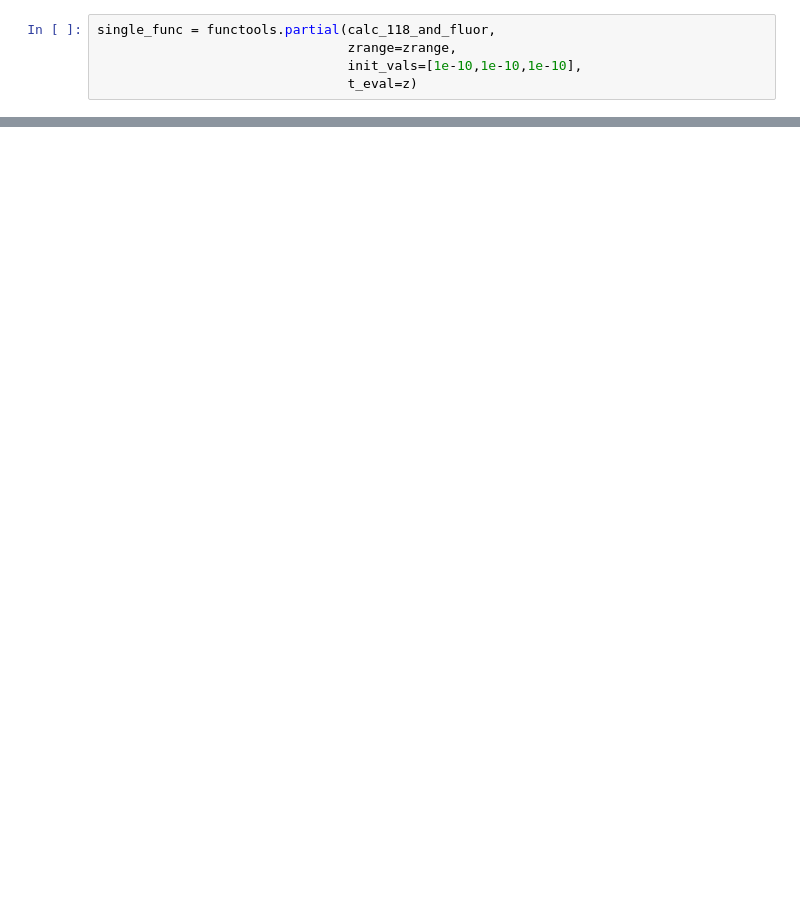
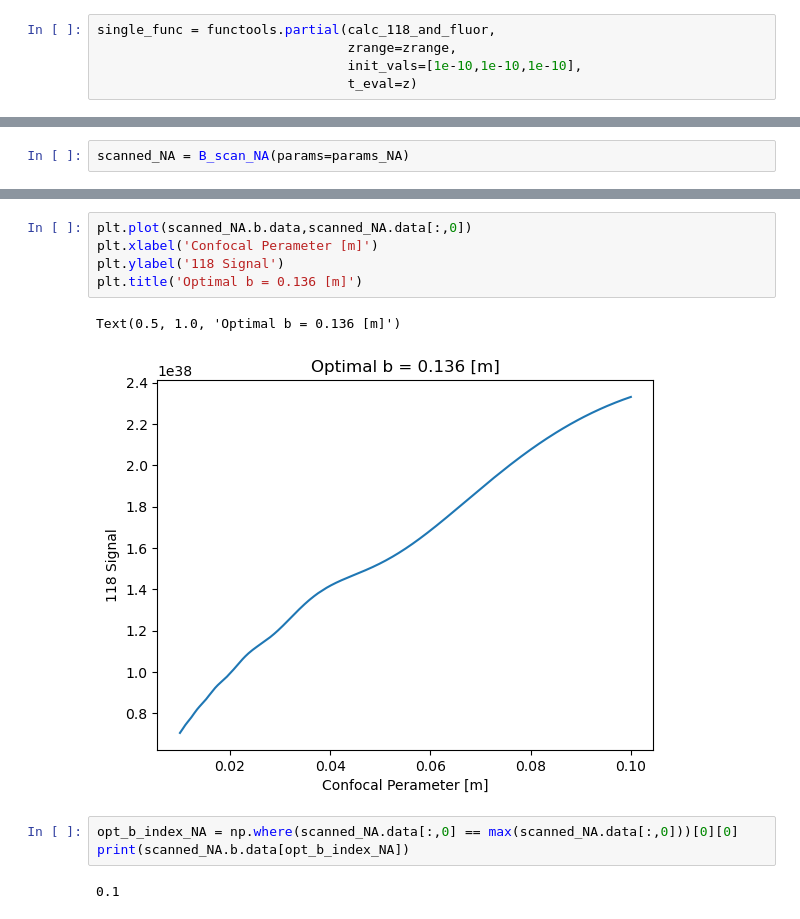
Before and after one commit to OliverQuinonez/118-Project, a Jupyter notebook: bscan.ipynb, the cells around one changed output, grey strips where cells are left out. Drawn from its saved outputs; the diff is of its cells as text; blank space fills up the shorter version.

```diff
--- a/bscan.ipynb
+++ b/bscan.ipynb
@@ -132,0 +156,2 @@ beam spot size:  0.005 [m]
+# %%
+scanned_NA = B_scan_NA(params=params_NA)
@@ -132,0 +176,13 @@ beam spot size:  0.005 [m]
+# %%
+plt.plot(scanned_NA.b.data,scanned_NA.data[:,0])
+plt.xlabel('Confocal Perameter [m]')
+plt.ylabel('118 Signal')
+plt.title('Optimal b = 0.136 [m]')
+# %% [output]
+Text(0.5, 1.0, 'Optimal b = 0.136 [m]')
+[figure, added]
+# %%
+opt_b_index_NA = np.where(scanned_NA.data[:,0] == max(scanned_NA.data[:,0]))[0][0]
+print(scanned_NA.b.data[opt_b_index_NA])
+# %% [output]
+0.1
```
Also changed, not shown: parts of 28 cells of this notebook, 1 other file.
